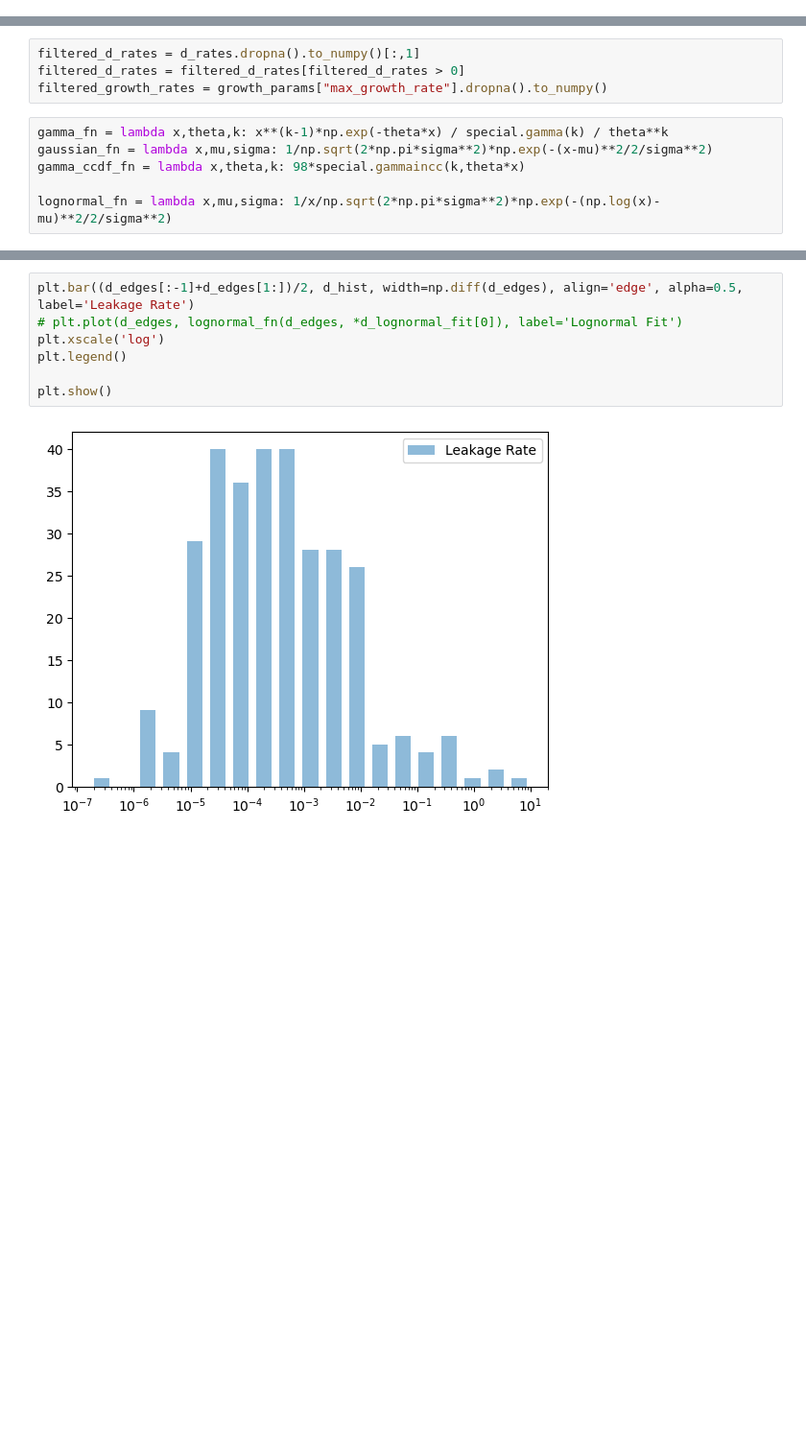
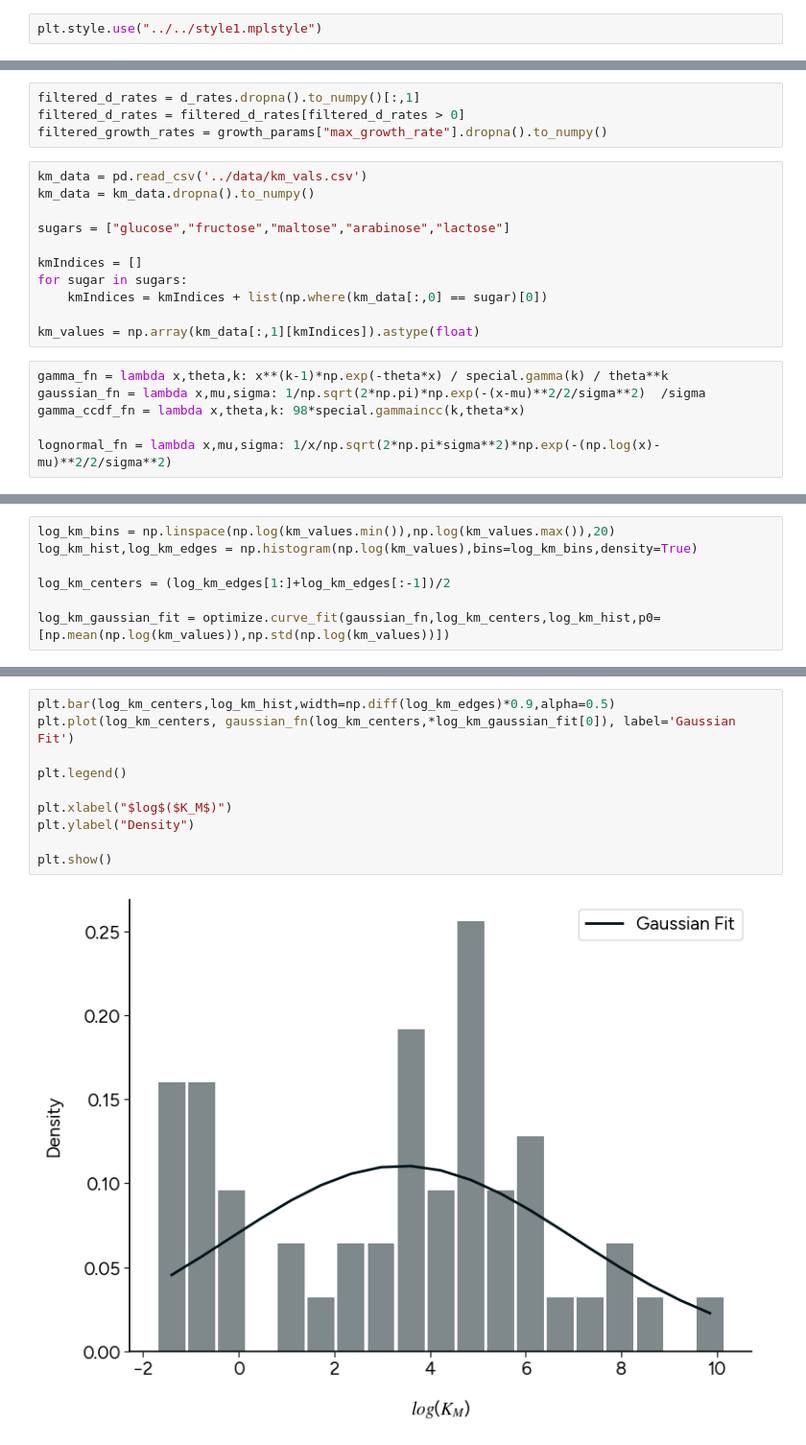
Before and after one commit to prajwalp/OE-dilutions, a Jupyter notebook: notebooks/crossfeeding_parameters_from_data.ipynb, the cells around one changed output, grey strips where cells are left out. Shown: that part at 96% size. Drawn from its saved outputs; the diff is of its cells as text; blank space fills up the shorter version.

Commit message:
updated crossfeeding with data driven distribution

```diff
--- a/notebooks/crossfeeding_parameters_from_data.ipynb
+++ b/notebooks/crossfeeding_parameters_from_data.ipynb
@@ -4,6 +4,8 @@ import pandas as pd
 import matplotlib.pyplot as plt
 import scipy.optimize as optimize
 import scipy.special as special
+# %%
+plt.style.use("../../style1.mplstyle")
 # %%
 d_rates = pd.read_csv('../data/D_rates.csv')
 growth_params = pd.read_csv('../data/fitted_growth_parameters.csv')
@@ -11,9 +13,20 @@ growth_params = pd.read_csv('../data/fitted_growth_parameters.csv')
 filtered_d_rates = d_rates.dropna().to_numpy()[:,1]
 filtered_d_rates = filtered_d_rates[filtered_d_rates > 0]
 filtered_growth_rates = growth_params["max_growth_rate"].dropna().to_numpy()
+# %%
+km_data = pd.read_csv('../data/km_vals.csv')
+km_data = km_data.dropna().to_numpy()
+
+sugars = ["glucose","fructose","maltose","arabinose","lactose"]
+
+kmIndices = []
+for sugar in sugars:
+    kmIndices = kmIndices + list(np.where(km_data[:,0] == sugar)[0])
+
+km_values = np.array(km_data[:,1][kmIndices]).astype(float)
 # %%
 gamma_fn = lambda x,theta,k: x**(k-1)*np.exp(-theta*x) / special.gamma(k) / theta**k
-gaussian_fn = lambda x,mu,sigma: 1/np.sqrt(2*np.pi*sigma**2)*np.exp(-(x-mu)**2/2/sigma**2)
+gaussian_fn = lambda x,mu,sigma: 1/np.sqrt(2*np.pi)*np.exp(-(x-mu)**2/2/sigma**2)  /sigma
 gamma_ccdf_fn = lambda x,theta,k: 98*special.gammaincc(k,theta*x)
 
 lognormal_fn = lambda x,mu,sigma: 1/x/np.sqrt(2*np.pi*sigma**2)*np.exp(-(np.log(x)-mu)**2/2/sigma**2)
@@ -33,0 +47,7 @@ d_lognormal_fit = optimize.curve_fit(lognormal_fn, (growth_edges[:-1]+growth_edg
+# %%
+log_km_bins = np.linspace(np.log(km_values.min()),np.log(km_values.max()),20)
+log_km_hist,log_km_edges = np.histogram(np.log(km_values),bins=log_km_bins,density=True)
+
+log_km_centers = (log_km_edges[1:]+log_km_edges[:-1])/2
+
+log_km_gaussian_fit = optimize.curve_fit(gaussian_fn,log_km_centers,log_km_hist,p0=[np.mean(np.log(km_values)),np.std(np.log(km_values))])
@@ -44,9 +85,12 @@ plt.show()
 # %%
-plt.bar((d_edges[:-1]+d_edges[1:])/2, d_hist, width=np.diff(d_edges), align='edge', alpha=0.5, label='Leakage Rate')
-# plt.plot(d_edges, lognormal_fn(d_edges, *d_lognormal_fit[0]), label='Lognormal Fit')
-plt.xscale('log')
+plt.bar(log_km_centers,log_km_hist,width=np.diff(log_km_edges)*0.9,alpha=0.5)
+plt.plot(log_km_centers, gaussian_fn(log_km_centers,*log_km_gaussian_fit[0]), label='Gaussian Fit')
+
 plt.legend()
 
+plt.xlabel("$log$($K_M$)")
+plt.ylabel("Density")
+
 plt.show()
 # %% [output]
-[figure, old version]
+[figure, new version]
```
Also changed, not shown: parts of 7 cells of this notebook, 3 other files.
